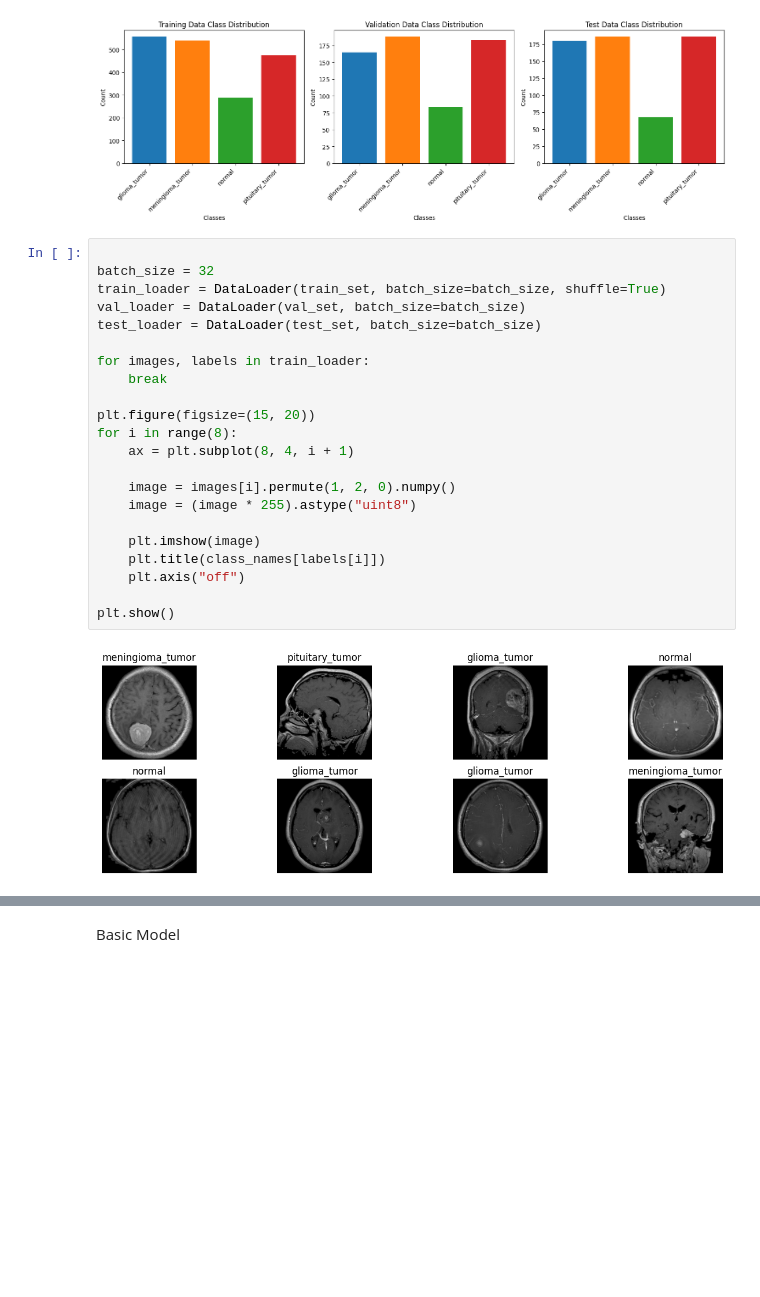
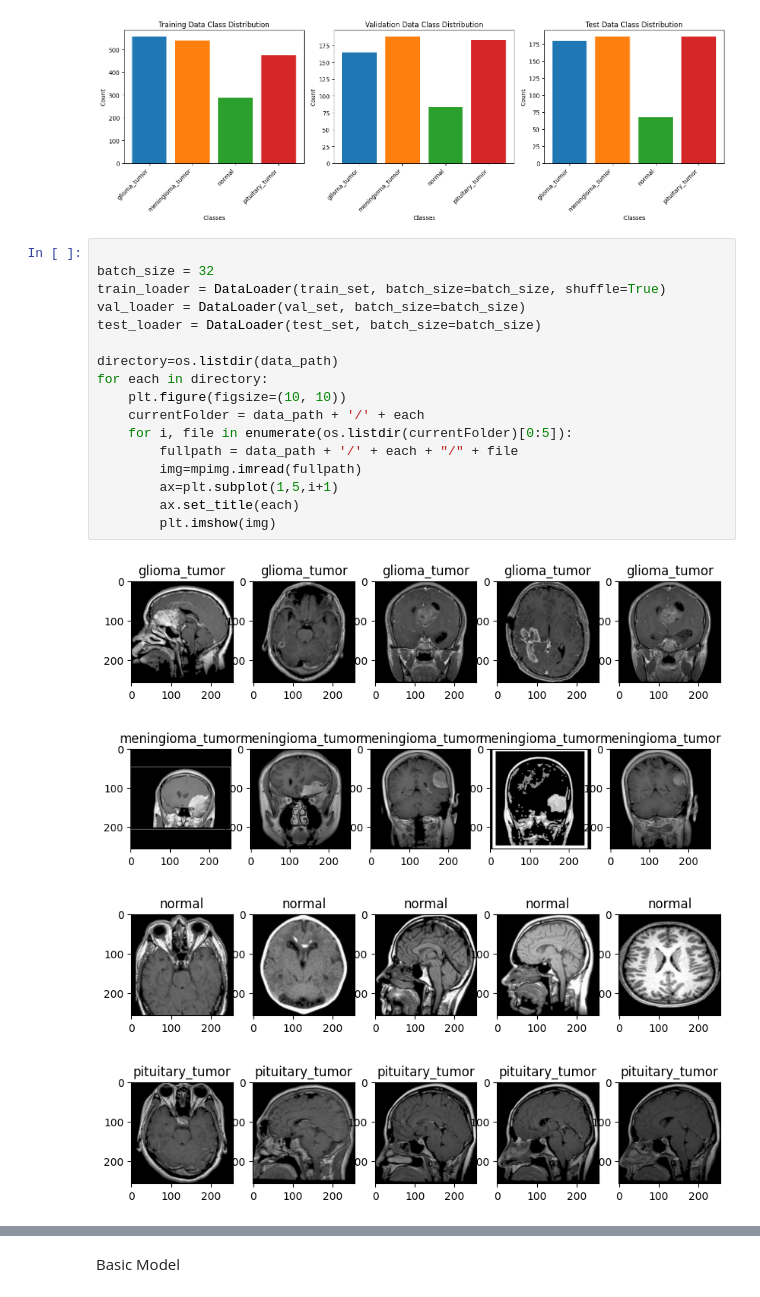
Before and after one commit to Obrin24/DeepLearning_Final_Project, a Jupyter notebook: Application/main.ipynb, the cells around one changed output, grey strips where cells are left out. Cells and saved outputs as stored; diff of their text form; blank space fills up the shorter version.

```diff
--- a/Application/main.ipynb
+++ b/Application/main.ipynb
@@ -103,24 +108,22 @@ plt.show()
 # %%
 
 batch_size = 32
 train_loader = DataLoader(train_set, batch_size=batch_size, shuffle=True)
 val_loader = DataLoader(val_set, batch_size=batch_size)
 test_loader = DataLoader(test_set, batch_size=batch_size)
 
-for images, labels in train_loader:
-    break
-
-plt.figure(figsize=(15, 20))
-for i in range(8):
-    ax = plt.subplot(8, 4, i + 1)
-
-    image = images[i].permute(1, 2, 0).numpy()
-    image = (image * 255).astype("uint8")
-
-    plt.imshow(image)
-    plt.title(class_names[labels[i]])
-    plt.axis("off")
-
-plt.show()
+directory=os.listdir(data_path)
+for each in directory:
+    plt.figure(figsize=(10, 10))
+    currentFolder = data_path + '/' + each
+    for i, file in enumerate(os.listdir(currentFolder)[0:5]):
+        fullpath = data_path + '/' + each + "/" + file
+        img=mpimg.imread(fullpath)
+        ax=plt.subplot(1,5,i+1)
+        ax.set_title(each)
+        plt.imshow(img)
 # %% [output]
-[figure, old version]
+[figure, new version]
+[figure, added]
+[figure, added]
+[figure, added]
```
Also changed, not shown: parts of 7 cells of this notebook.
